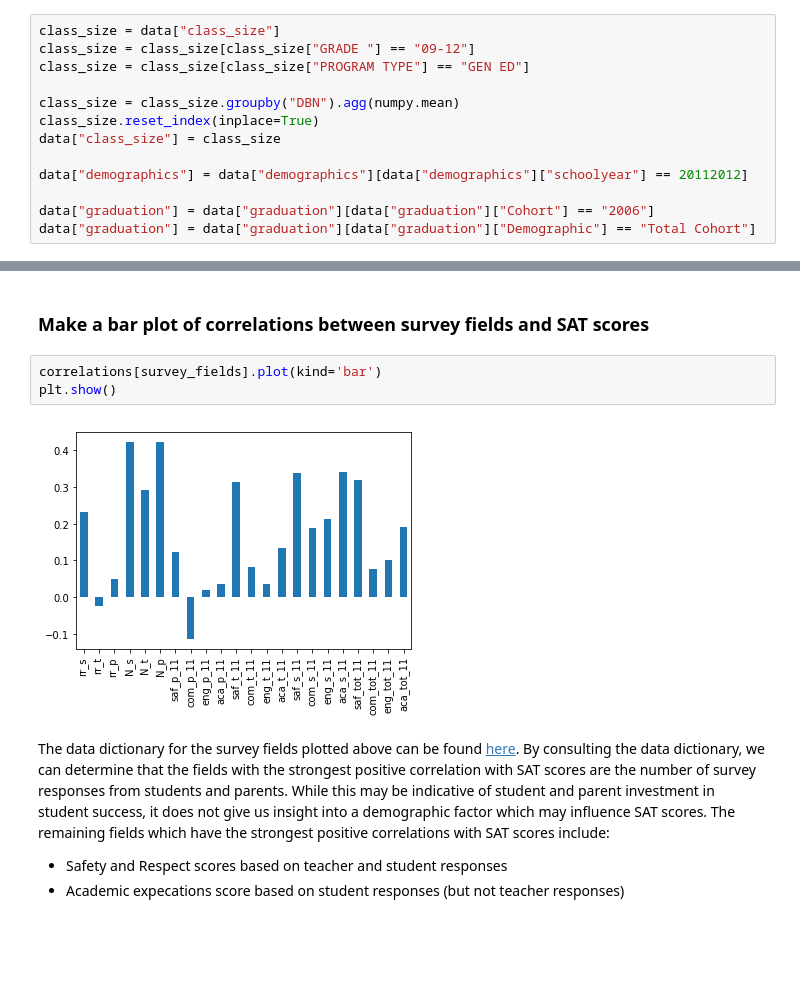
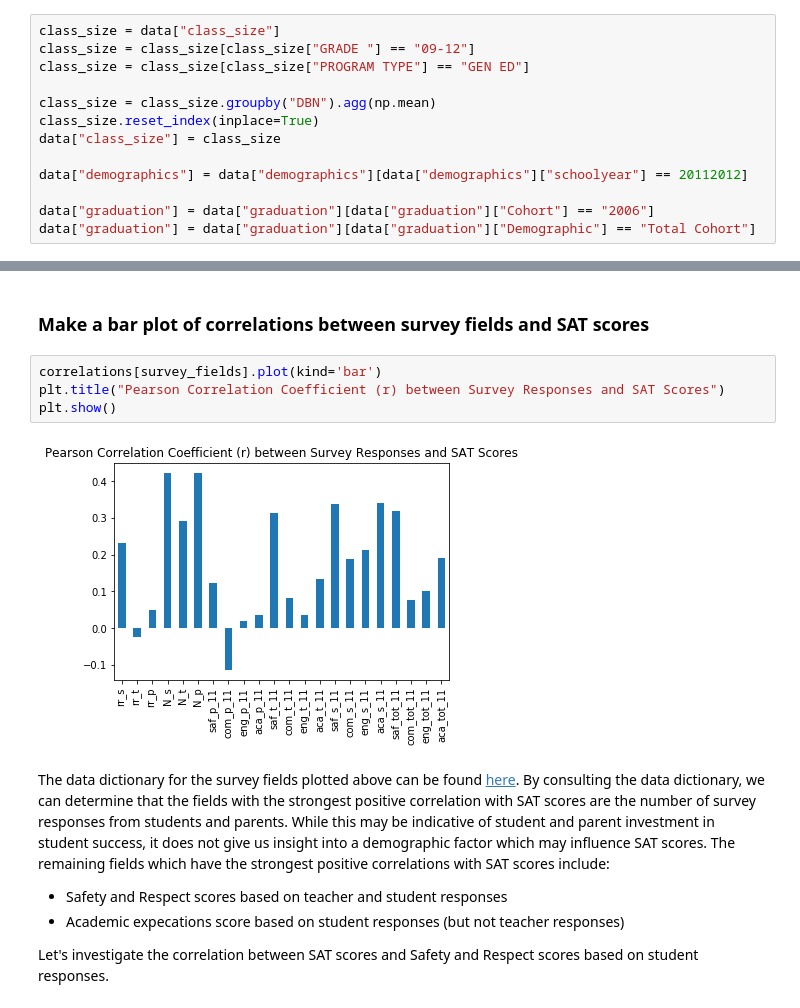
Before and after one commit to cfrisby/DataQuest_Projects, a Jupyter notebook: Analyzing NYC High School Data/Schools.ipynb, the cells around one changed output, grey strips where cells are left out. Saved outputs shown, nothing was run; the diff lists cells and outputs as text; blank space fills up the shorter version.

```diff
--- a/Analyzing NYC High School Data/Schools.ipynb
+++ b/Analyzing NYC High School Data/Schools.ipynb
@@ -112,7 +112,7 @@ class_size = data["class_size"]
 class_size = class_size[class_size["GRADE "] == "09-12"]
 class_size = class_size[class_size["PROGRAM TYPE"] == "GEN ED"]
 
-class_size = class_size.groupby("DBN").agg(numpy.mean)
+class_size = class_size.groupby("DBN").agg(np.mean)
 class_size.reset_index(inplace=True)
 data["class_size"] = class_size
 
@@ -185,11 +185,14 @@ import matplotlib.pyplot as plt
 ### Make a bar plot of correlations between survey fields and SAT scores
 # %%
 correlations[survey_fields].plot(kind='bar')
+plt.title("Pearson Correlation Coefficient (r) between Survey Responses and SAT Scores")
 plt.show()
 # %% [output]
-[figure, old version]
+[figure, new version]
 # %% [markdown]
 The data dictionary for the survey fields plotted above can be found [here](https://data.cityofnewyork.us/Education/2011-NYC-School-Survey/mnz3-dyi8). By consulting the data dictionary, we can determine that the fields with the strongest positive correlation with SAT scores are the number of survey responses from students and parents. While this may be indicative of student and parent investment in student success, it does not give us insight into a demographic factor which may influence SAT scores. The remaining fields which have the strongest positive correlations with SAT scores include:
 
 - Safety and Respect scores based on teacher and student responses
 - Academic expecations score based on student responses (but not teacher responses)
+
+Let's investigate the correlation between SAT scores and Safety and Respect scores based on student responses.
```
Also changed, not shown: parts of 19 cells of this notebook, 1 other file.
